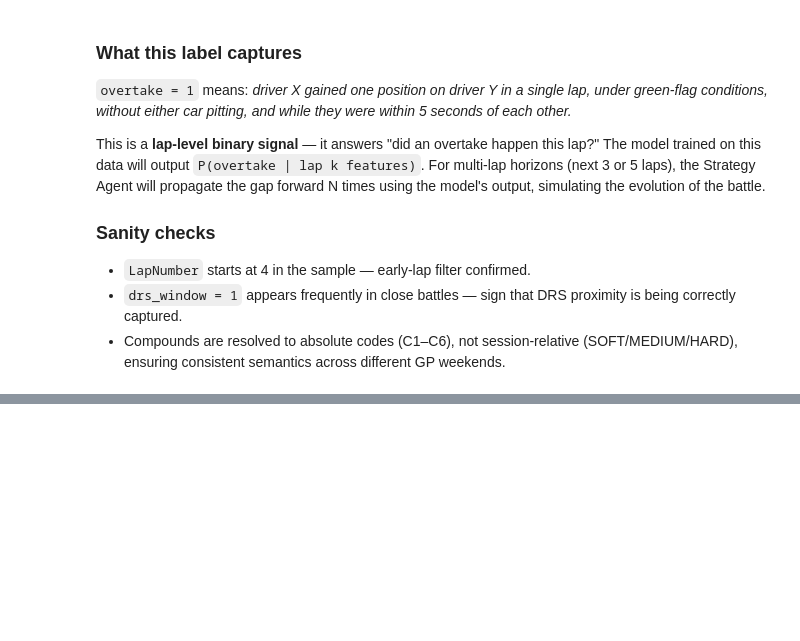
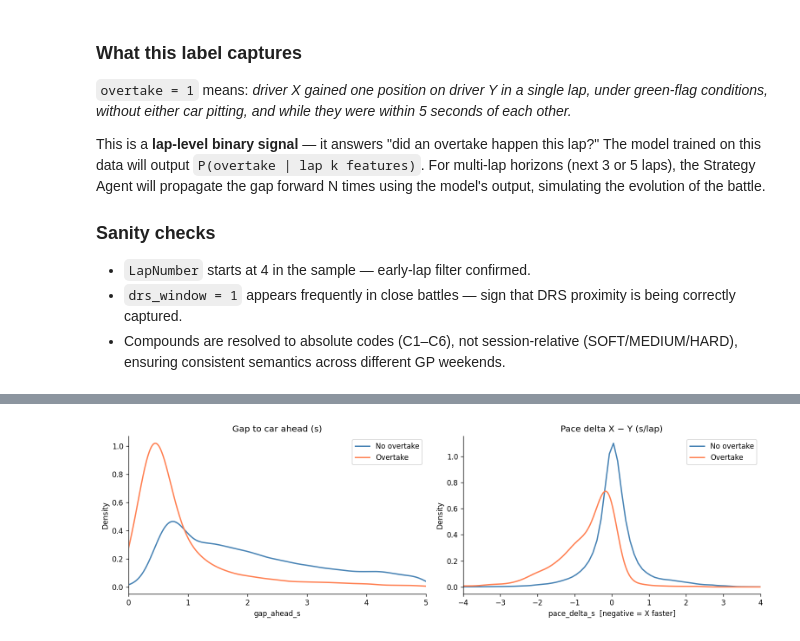
Before and after one commit to VforVitorio/F1-StratLab, a Jupyter notebook: notebooks/strategy/overtake_probability/N11_overtake_eda.ipynb, the cells around one changed output, grey strips where cells are left out. Cells and saved outputs as stored; diff of their text form; code cells hidden in the pictures; blank space fills up the shorter version.

```diff
--- a/notebooks/strategy/overtake_probability/N11_overtake_eda.ipynb
+++ b/notebooks/strategy/overtake_probability/N11_overtake_eda.ipynb
@@ -540,0 +672,7 @@ This is a **lap-level binary signal** — it answers "did an overtake happen thi
+# %%
+plot_gap_distributions(
+    df_pairs,
+    OUTPUTS / "gap_distributions.png"
+)
+# %% [output]
+[figure, added]
```
Also changed, not shown: parts of 16 cells of this notebook.
